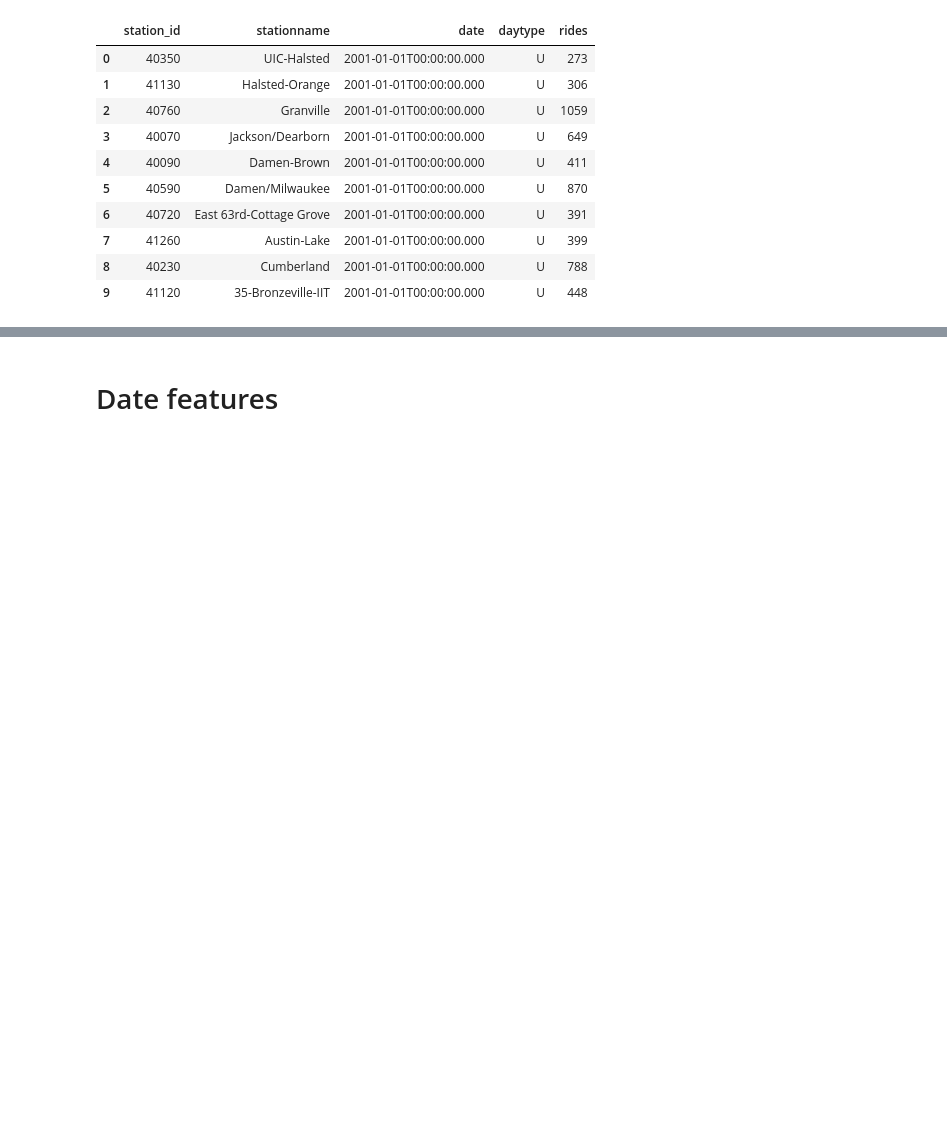
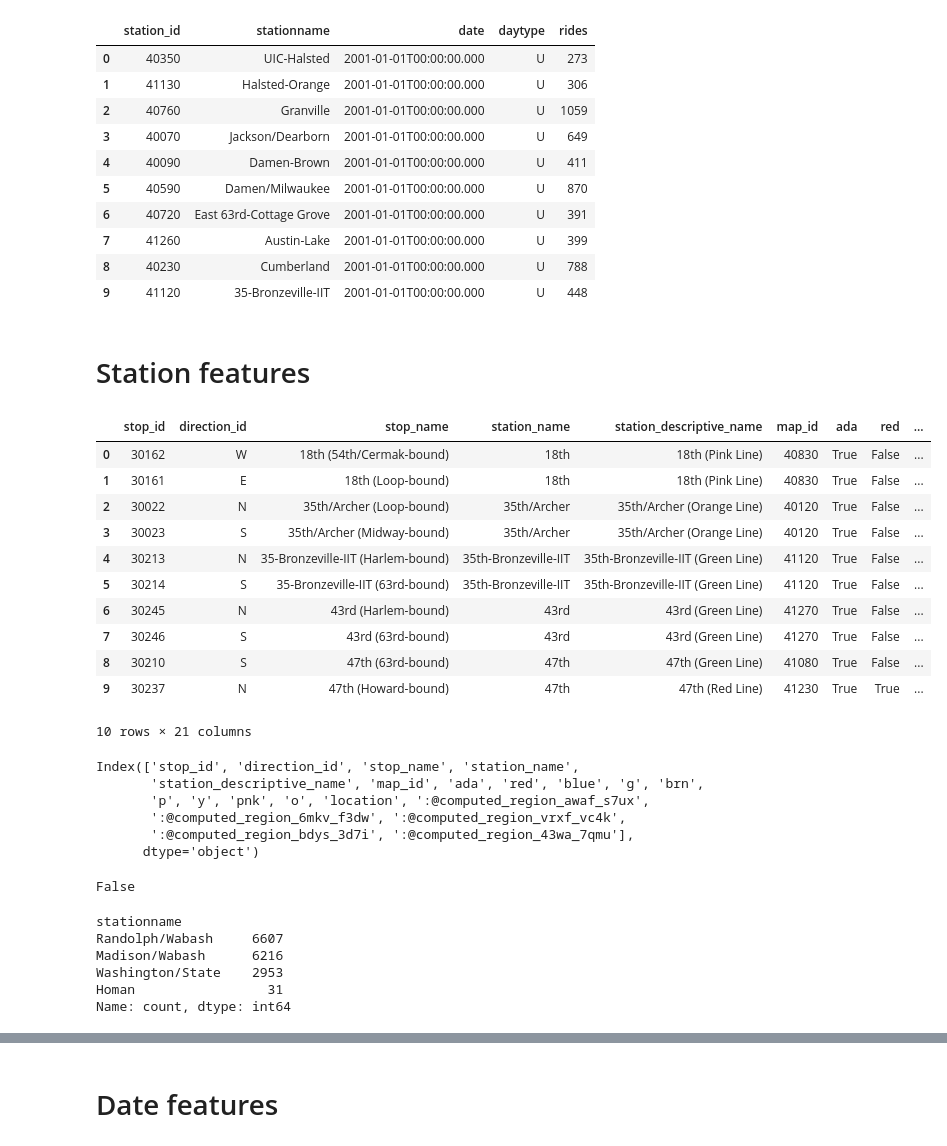
Before and after one commit to bryantco/cta-ridership-prediction, a Jupyter notebook: feature_engineer/feature_engineer.ipynb, the cells around one changed output, grey strips where cells are left out. Saved outputs shown, nothing was run; the diff lists cells and outputs as text; code cells hidden in the pictures; blank space fills up the shorter version.

```diff
--- a/feature_engineer/feature_engineer.ipynb
+++ b/feature_engineer/feature_engineer.ipynb
@@ -17,3 +17,5 @@ cta_df.head(10)
 | 7 | 41260 | Austin-Lake | 2001-01-01T00:00:00.000 | U | 399 |
 | 8 | 40230 | Cumberland | 2001-01-01T00:00:00.000 | U | 788 |
 | 9 | 41120 | 35-Bronzeville-IIT | 2001-01-01T00:00:00.000 | U | 448 |
+# %% [markdown]
+# Station features
@@ -19,0 +24,43 @@ cta_df.head(10)
+# %%
+cta_stations_df.head(10)
+# %% [output]
+|  | stop_id | direction_id | stop_name | station_name | station_descriptive_name | map_id | ada | red | ... |
+| 0 | 30162 | W | 18th (54th/Cermak-bound) | 18th | 18th (Pink Line) | 40830 | True | False | ... |
+| 1 | 30161 | E | 18th (Loop-bound) | 18th | 18th (Pink Line) | 40830 | True | False | ... |
+| 2 | 30022 | N | 35th/Archer (Loop-bound) | 35th/Archer | 35th/Archer (Orange Line) | 40120 | True | False | ... |
+| 3 | 30023 | S | 35th/Archer (Midway-bound) | 35th/Archer | 35th/Archer (Orange Line) | 40120 | True | False | ... |
+| 4 | 30213 | N | 35-Bronzeville-IIT (Harlem-bound) | 35th-Bronzeville-IIT | 35th-Bronzeville-IIT (Green Line) | 41120 | True | False | ... |
+| 5 | 30214 | S | 35-Bronzeville-IIT (63rd-bound) | 35th-Bronzeville-IIT | 35th-Bronzeville-IIT (Green Line) | 41120 | True | False | ... |
+| 6 | 30245 | N | 43rd (Harlem-bound) | 43rd | 43rd (Green Line) | 41270 | True | False | ... |
+| 7 | 30246 | S | 43rd (63rd-bound) | 43rd | 43rd (Green Line) | 41270 | True | False | ... |
+| 8 | 30210 | S | 47th (63rd-bound) | 47th | 47th (Green Line) | 41080 | True | False | ... |
+| 9 | 30237 | N | 47th (Howard-bound) | 47th | 47th (Red Line) | 41230 | True | True | ... |
+10 rows × 21 columns
+# %%
+cta_stations_df.columns
+# %% [output]
+Index(['stop_id', 'direction_id', 'stop_name', 'station_name',
+       'station_descriptive_name', 'map_id', 'ada', 'red', 'blue', 'g', 'brn',
+       'p', 'y', 'pnk', 'o', 'location', ':@computed_region_awaf_s7ux',
+       ':@computed_region_6mkv_f3dw', ':@computed_region_vrxf_vc4k',
+       ':@computed_region_bdys_3d7i', ':@computed_region_43wa_7qmu'],
+      dtype='object')
+# %%
+stop_id_unique = set(cta_stations_df["map_id"])
+
+mask_station_id = cta_df["station_id"].isin(stop_id_unique)
+# True if everything is valid
+all_stations_in_stations_df = mask_station_id.all()
+print(all_stations_in_stations_df)
+# %% [output]
+False
+# %%
+invalid_rows = cta_df[~mask_station_id]
+print(invalid_rows['stationname'].value_counts())
+# %% [output]
+stationname
+Randolph/Wabash     6607
+Madison/Wabash      6216
+Washington/State    2953
+Homan                 31
+Name: count, dtype: int64
```
Also changed, not shown: parts of 4 cells of this notebook, 2 other files.
